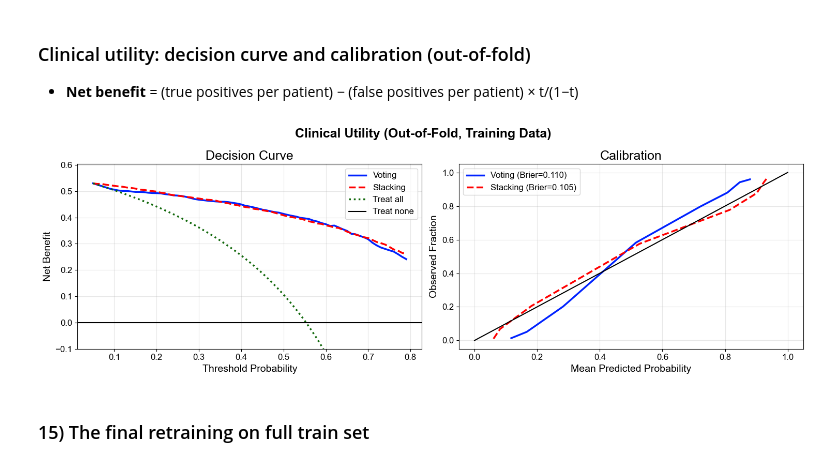
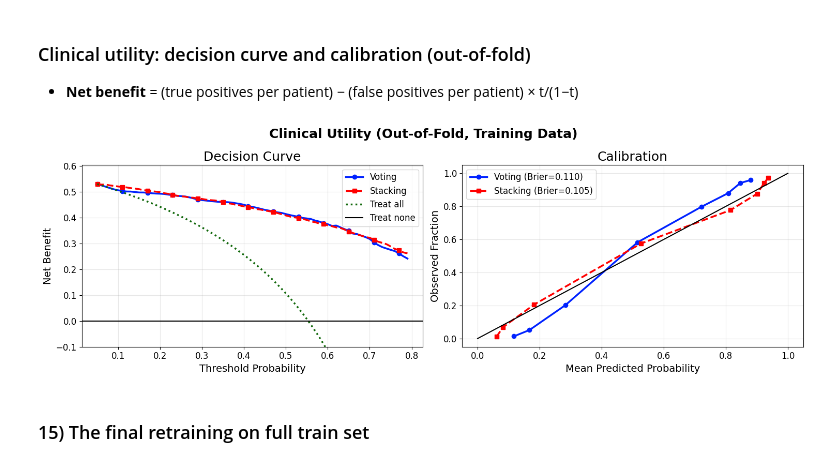
Before and after one commit to Nimaabediforud/Medical-Healthcare-Prediction-Framework, a Jupyter notebook: Notebooks/Classification/HDP-CLS-ML.ipynb, the cells around one changed output. Saved outputs shown, nothing was run; the diff lists cells and outputs as text; code cells hidden in the pictures.

```diff
--- a/Notebooks/Classification/HDP-CLS-ML.ipynb
+++ b/Notebooks/Classification/HDP-CLS-ML.ipynb
@@ -13,7 +13,7 @@ PROJECT_ROOT = Path().resolve().parent.parent
 sys.path.insert(0, str(PROJECT_ROOT / "Notebooks"))
 DATA_DIR = PROJECT_ROOT / "Data/heartdisease_dataset"
 OUT_DIR = PROJECT_ROOT / "Outputs/cls_ml"; OUT_DIR.mkdir(exist_ok=True)
-OUT_DIR_FIG = PROJECT_ROOT / "Outputs/cls_ml_fig"; OUT_DIR.mkdir(exist_ok=True)
+OUT_DIR_FIG = PROJECT_ROOT / "Outputs/cls_ml_fig"
 
 
 #----- Tools, visualizers -----
@@ -655,13 +663,14 @@ Locked thresholds (Rule A, recall >= 0.90): {'Voting': np.float64(0.46), 'Stacki
 # %% [markdown]
 ### 14) The Ensemble models evaluation
 #### Discrimination (out-of-fold)
+# %%
+STYLE = {"Voting": ("#0022ff", "-", "o", "o"), "Stacking": ("#ff0000", "--", "s", "s")}   # color, line style, marker
 # %%
-STYLE = {"Voting": ("#0022ff", "-"), "Stacking": ("#ff0000", "--")}   # color, line style, marker
 
 fig, ax = plt.subplots(1, 2, figsize=(15, 5))
 
 for n, (p, y) in oof.items():
-    c, ls = STYLE[n]
+    c, ls, _, _ = STYLE[n]
     fpr, tpr, _ = roc_curve(y, p)
     ax[0].plot(fpr, tpr, color=c, ls=ls, linewidth=2.5, label=f"{n} (AUC={roc_auc_score(y, p):.3f})")
     pr, rc, _ = precision_recall_curve(y, p)
@@ -705,35 +714,37 @@ ax[0].set_ylabel("Score", fontsize=14); plt.tight_layout(); plt.savefig(OUT_DIR_
 # %% [markdown]
 ### Clinical utility: decision curve and calibration (out-of-fold)
 - **Net benefit** = (true positives per patient) − (false positives per patient) × t/(1−t)
+# %%
+oof = joblib.load(OUT_DIR / "oof.joblib")
 # %%
 def net_benefit(y, p, t):
     pr = p >= t; n = len(y); tp = (pr & (y == 1)).sum(); fp = (pr & (y == 0)).sum()
     return tp / n - fp / n * t / (1 - t)
 
 ts = np.arange(0.05, 0.80, 0.01)
 fig, ax = plt.subplots(1, 2, figsize=(15, 5))
 
 for n, (p, y) in oof.items():
-    c, ls = STYLE[n]
-    ax[0].plot(ts, [net_benefit(y, p, t) for t in ts], color=c, ls=ls, linewidth=2.5, label=n)
+    c, ls, m_dca, m_cal = STYLE[n]
+    ax[0].plot(ts, [net_benefit(y, p, t) for t in ts], color=c, ls=ls, marker=m_dca, markevery=6, markersize=6, linewidth=2.5, label=n)
 
     fo, mp = calibration_curve(y, p, n_bins=8, strategy="quantile")
-    ax[1].plot(mp, fo, color=c, ls=ls, linewidth=2.5, label=f"{n} (Brier={brier_score_loss(y, p):.3f})")
+    ax[1].plot(mp, fo, color=c, ls=ls, marker=m_cal, markersize=6, linewidth=2.5, label=f"{n} (Brier={brier_score_loss(y, p):.3f})")
 
 prev = y.mean()
 ax[0].plot(ts, [prev - (1 - prev) * t / (1 - t) for t in ts], color="#11680b", ls=":", linewidth=2.5, label="Treat all")
 ax[0].axhline(0, color="black", linewidth=1.5, label="Treat none")
 ax[0].set_ylim(-0.1, prev + 0.05)
 ax[0].set_xlabel("Threshold Probability", fontsize=14); ax[0].set_ylabel("Net Benefit", fontsize=14); ax[0].set_title("Decision Curve", fontsize=18)
 ax[1].plot([0, 1], [0, 1], color="k", ls="-", linewidth=1.5)
 ax[1].set_xlabel("Mean Predicted Probability", fontsize=14); ax[1].set_ylabel("Observed Fraction", fontsize=14); ax[1].set_title("Calibration", fontsize=18)
 for a in ax:
     a.tick_params(axis="both", labelsize=12); a.grid(alpha=0.3); a.legend(fontsize=12)
 
 plt.suptitle("Clinical Utility (Out-of-Fold, Training Data)", fontsize=18, fontweight="bold")
 plt.tight_layout(); plt.savefig(OUT_DIR_FIG / "fig_dca_calibration.png", dpi=300); plt.show()
 # %% [output]
-[figure, old version]
+[figure, new version]
 # %% [markdown]
 ### 15) The final retraining on full train set
 # %%
```
Also changed, not shown: parts of 2 cells of this notebook, 27 other files.
